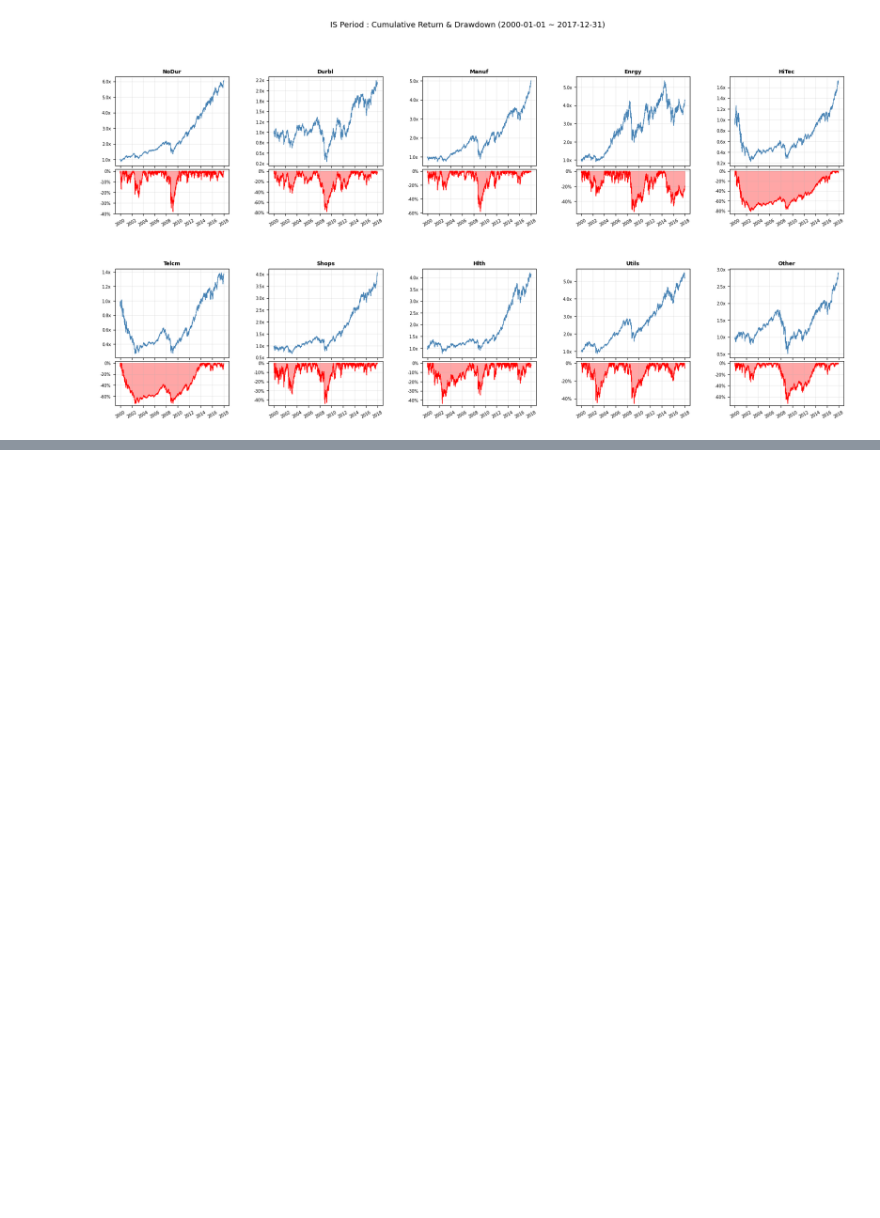
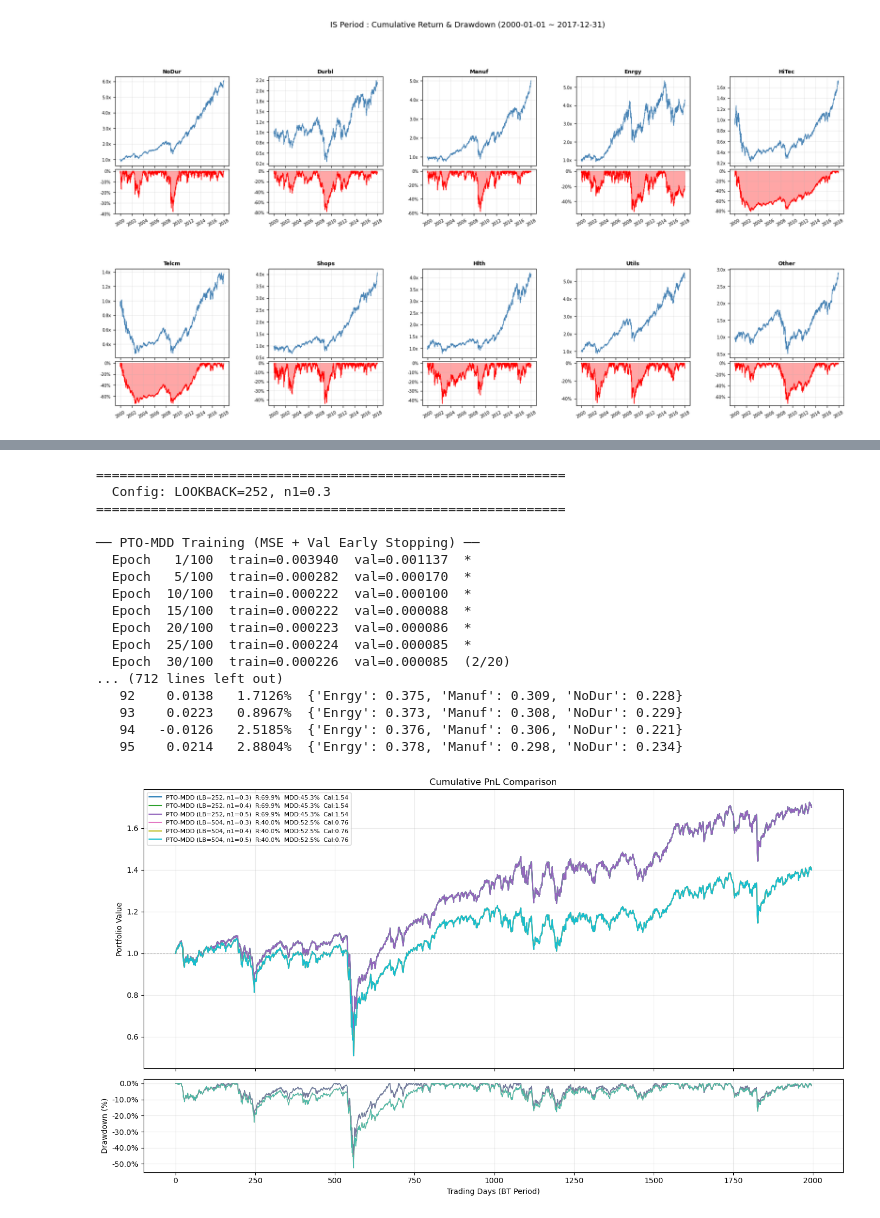
Before and after one commit to taekyounglee1224/cvxpy-portfolio-lab, a Jupyter notebook: DFL-MDD/10_inds.ipynb, the cells around one changed output, grey strips where cells are left out. Cells and saved outputs as stored; diff of their text form; code cells hidden in the pictures; blank space fills up the shorter version.

```diff
--- a/DFL-MDD/10_inds.ipynb
+++ b/DFL-MDD/10_inds.ipynb
@@ -356,34 +616,53 @@ for cfg in configs:
 
     print(f"\n{'='*60}")
     print(f"  Config: LOOKBACK={LOOKBACK}, n1={n1}")
     print(f"{'='*60}")
 
     INPUT_DIM = LOOKBACK * N_STOCKS
 
     train_samples = make_windows(full_np, LOOKBACK, HORIZON,
                                  start=LOOKBACK, end=N_TRAIN)
     val_samples   = make_windows(full_np, LOOKBACK, HORIZON,
                                  start=VAL_START_IDX, end=VAL_START_IDX + N_VAL)
     rebal_samples = make_windows(full_np, LOOKBACK, HORIZON,
                                  start=BT_START_IDX, end=BT_START_IDX + N_BT)
     rebal_samples = rebal_samples[::HORIZON]
 
     torch.manual_seed(42)
 
     model_pto_mdd = PredictionModel(INPUT_DIM, HIDDEN_DIM, N, M)
     train_pto_mdd(model_pto_mdd, train_samples, val_samples,
-                  EPOCHS, BATCH_SIZE, LR, patience=10)
+                  EPOCHS, BATCH_SIZE, LR, patience=PATIENCE)
 
     bt_pto_mdd = backtest_pto_mdd(
         model_pto_mdd, rebal_samples, N, d, C,
         n1=n1, x_min=x_min, x_max=x_max, gamma=gamma,
         delta=delta,
         is_mean=is_mean, is_std=is_std,
         stock_names=stock_names,
     )
     all_results_pto_mdd.append((bt_pto_mdd, f"PTO-MDD (LB={LOOKBACK}, n1={n1})"))
 
 plot_multi_pnl(all_results_pto_mdd)
+# %% [output]
+============================================================
+  Config: LOOKBACK=252, n1=0.3
+============================================================
+
+── PTO-MDD Training (MSE + Val Early Stopping) ──
+  Epoch   1/100  train=0.003940  val=0.001137  *
+  Epoch   5/100  train=0.000282  val=0.000170  *
+  Epoch  10/100  train=0.000222  val=0.000100  *
+  Epoch  15/100  train=0.000222  val=0.000088  *
+  Epoch  20/100  train=0.000223  val=0.000086  *
+  Epoch  25/100  train=0.000224  val=0.000085  *
+  Epoch  30/100  train=0.000226  val=0.000085  (2/20)
+... (712 lines left out)
+   92    0.0138   1.7126%  {'Enrgy': 0.375, 'Manuf': 0.309, 'NoDur': 0.228}
+   93    0.0223   0.8967%  {'Enrgy': 0.373, 'Manuf': 0.308, 'NoDur': 0.229}
+   94   -0.0126   2.5185%  {'Enrgy': 0.376, 'Manuf': 0.306, 'NoDur': 0.221}
+   95    0.0214   2.8804%  {'Enrgy': 0.378, 'Manuf': 0.298, 'NoDur': 0.234}
+[figure, added]
 # %%
 import importlib
 import pto_mvo
```
Also changed, not shown: parts of 6 cells of this notebook, 1 other file.
